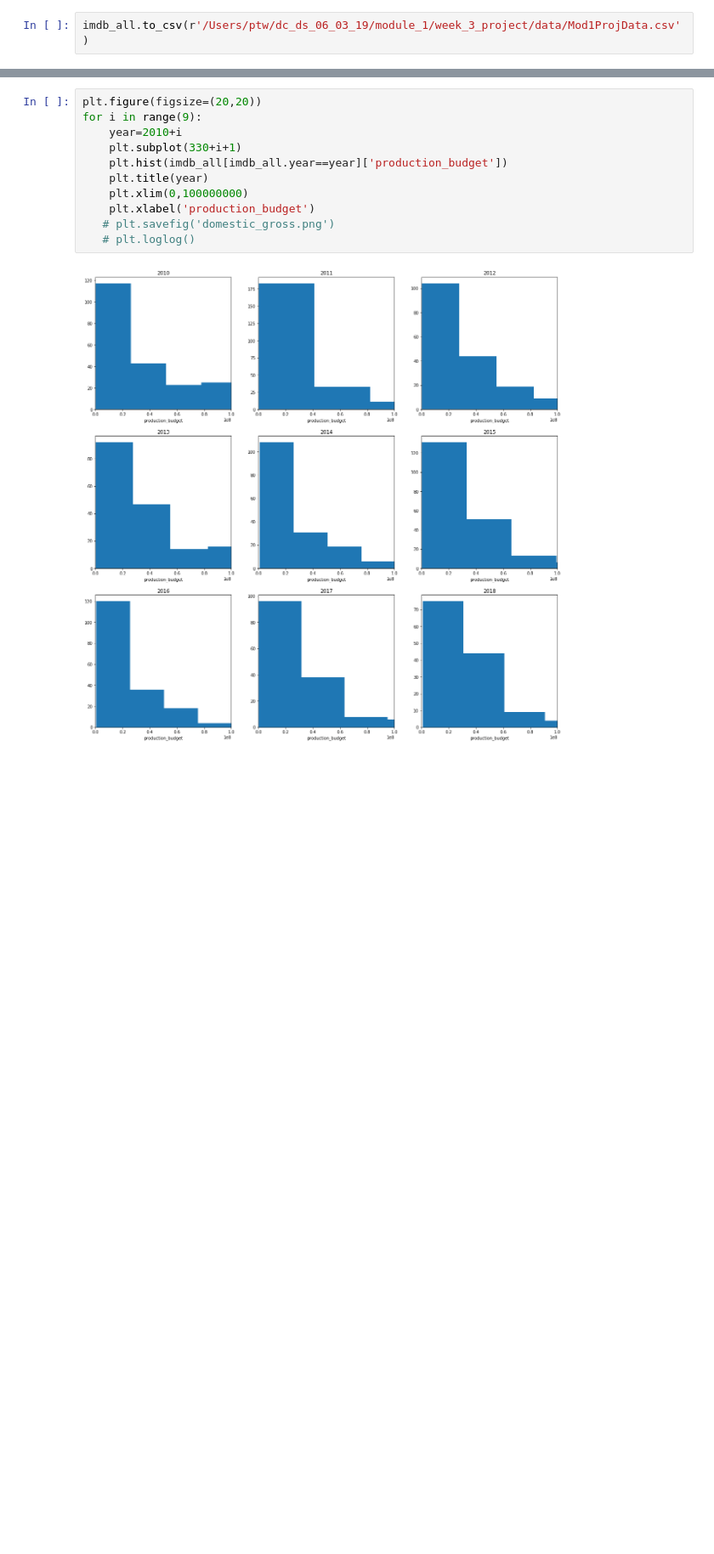
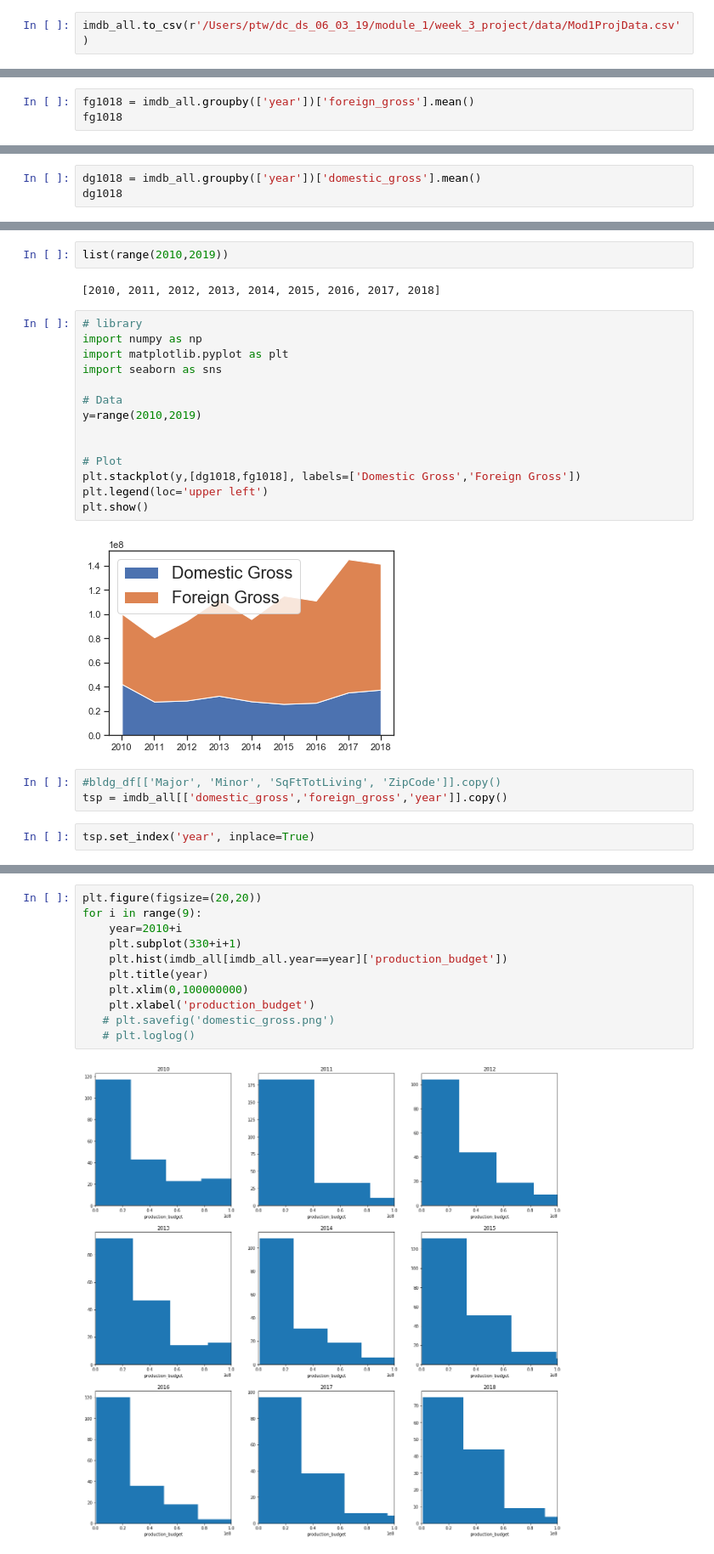
Before and after one commit to phoebetwong/dc_ds_06_03_19, a Jupyter notebook: module_1/week_3_project/data/mod1proj_datacleaning_pw_Monday.ipynb, the cells around one changed output, grey strips where cells are left out. Shown at 85% size. Drawn from its saved outputs; the diff is of its cells as text; blank space fills up the shorter version.

```diff
--- a/module_1/week_3_project/data/mod1proj_datacleaning_pw_Monday.ipynb
+++ b/module_1/week_3_project/data/mod1proj_datacleaning_pw_Monday.ipynb
@@ -1618,0 +1730,3 @@ import seaborn as sns
+# %%
+fg1018 = imdb_all.groupby(['year'])['foreign_gross'].mean()
+fg1018
@@ -1618,0 +1745,3 @@ import seaborn as sns
+# %%
+dg1018 = imdb_all.groupby(['year'])['domestic_gross'].mean()
+dg1018
@@ -1618,0 +1776,25 @@ import seaborn as sns
+# %%
+list(range(2010,2019))
+# %% [output]
+[2010, 2011, 2012, 2013, 2014, 2015, 2016, 2017, 2018]
+# %%
+# library
+import numpy as np
+import matplotlib.pyplot as plt
+import seaborn as sns
+
+# Data
+y=range(2010,2019)
+
+
+# Plot
+plt.stackplot(y,[dg1018,fg1018], labels=['Domestic Gross','Foreign Gross'])
+plt.legend(loc='upper left')
+plt.show()
+# %% [output]
+[figure, added]
+# %%
+#bldg_df[['Major', 'Minor', 'SqFtTotLiving', 'ZipCode']].copy()
+tsp = imdb_all[['domestic_gross','foreign_gross','year']].copy()
+# %%
+tsp.set_index('year', inplace=True)
```
Also changed, not shown: parts of 83 cells of this notebook, 6 other files.
